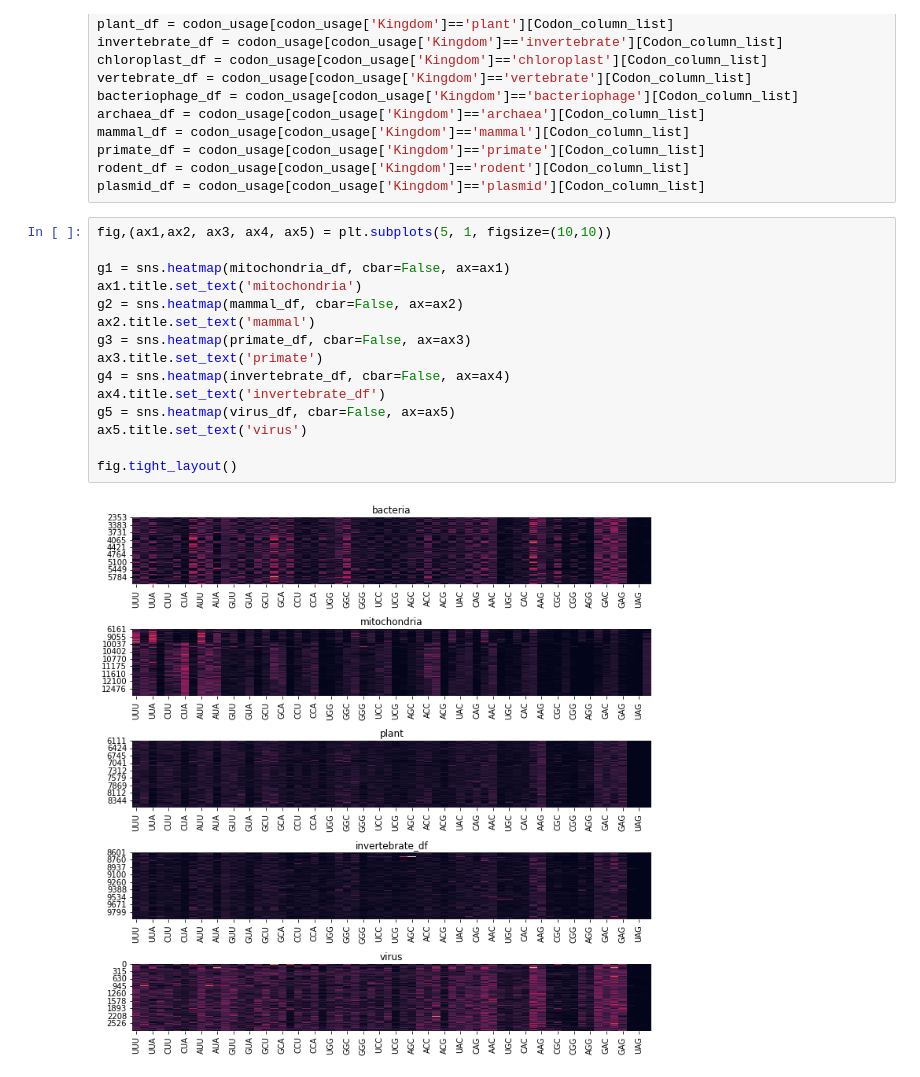
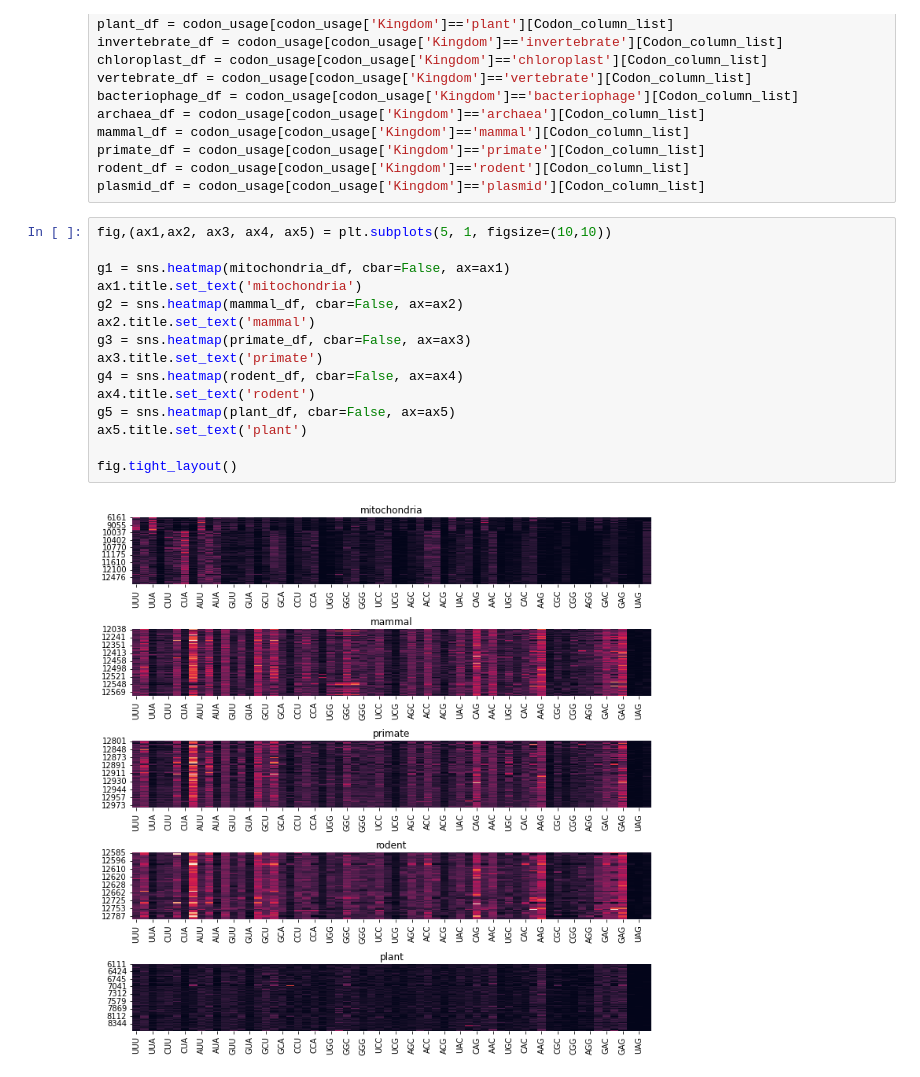
Before and after one commit to mitchellfriend/Codon-Usage, a Jupyter notebook: Data Visuals/Heatmaps.ipynb, the cells around one changed output. Cells and saved outputs as stored; diff of their text form.

Commit message:
heatmap update

```diff
--- a/Data Visuals/Heatmaps.ipynb
+++ b/Data Visuals/Heatmaps.ipynb
@@ -59,17 +59,17 @@ plasmid_df = codon_usage[codon_usage['Kingdom']=='plasmid'][Codon_column_list]
 # %%
 fig,(ax1,ax2, ax3, ax4, ax5) = plt.subplots(5, 1, figsize=(10,10))
 
 g1 = sns.heatmap(mitochondria_df, cbar=False, ax=ax1)
 ax1.title.set_text('mitochondria')
 g2 = sns.heatmap(mammal_df, cbar=False, ax=ax2)
 ax2.title.set_text('mammal')
 g3 = sns.heatmap(primate_df, cbar=False, ax=ax3)
 ax3.title.set_text('primate')
-g4 = sns.heatmap(invertebrate_df, cbar=False, ax=ax4)
-ax4.title.set_text('invertebrate_df')
-g5 = sns.heatmap(virus_df, cbar=False, ax=ax5)
-ax5.title.set_text('virus')
+g4 = sns.heatmap(rodent_df, cbar=False, ax=ax4)
+ax4.title.set_text('rodent')
+g5 = sns.heatmap(plant_df, cbar=False, ax=ax5)
+ax5.title.set_text('plant')
 
 fig.tight_layout()
 # %% [output]
-[figure, old version]
+[figure, new version]
```
Also changed, not shown: parts of 1 cell of this notebook.
